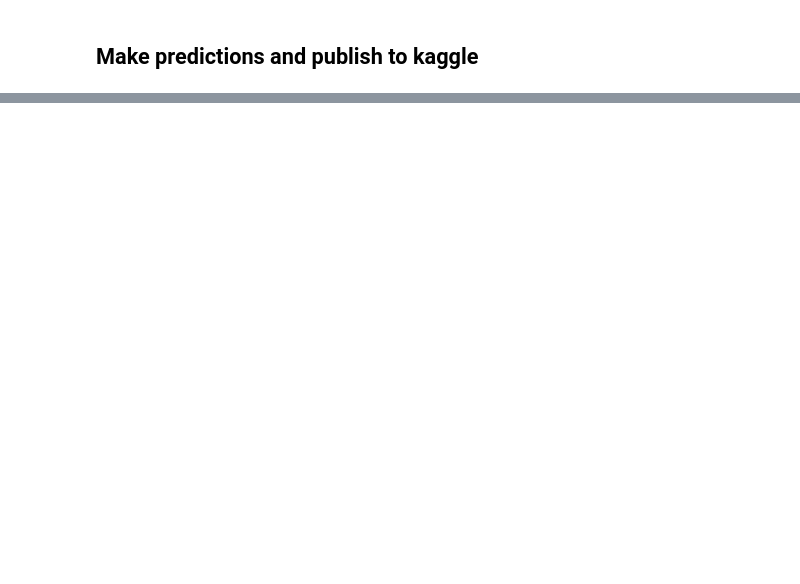
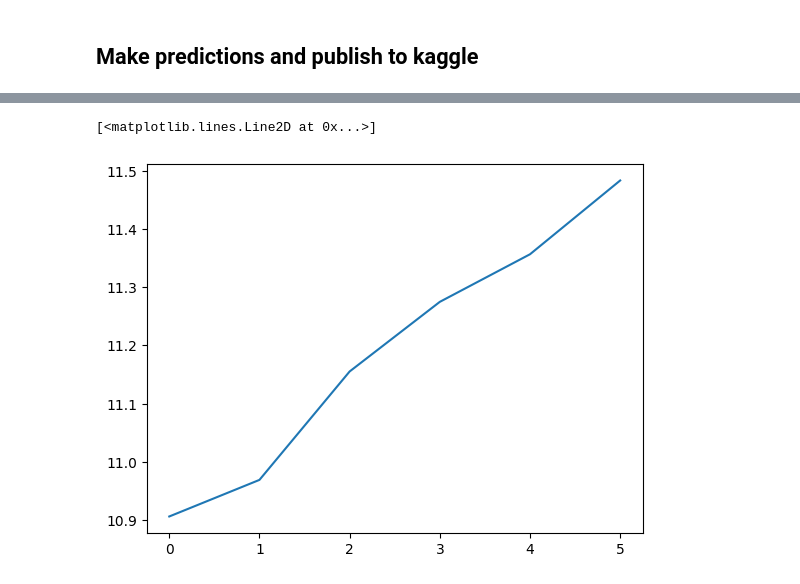
Before and after one commit to vjpaij/NLP-Insincere-Bag-Of-Words, a Jupyter notebook: bag_of_words.ipynb, the cells around one changed output, grey strips where cells are left out. Drawn from its saved outputs; the diff is of its cells as text; code cells hidden in the pictures; blank space fills up the shorter version.

Commit message:
Pytorch Model

```diff
--- a/bag_of_words.ipynb
+++ b/bag_of_words.ipynb
@@ -283,0 +754,5 @@ sub_df.to_csv('submission.csv', index=None)
+# %%
+history = []
+# %%
+history.append(evaluate(model=model_torch_new, dl=val_dl))
+history
@@ -283,0 +761,2 @@ sub_df.to_csv('submission.csv', index=None)
+# %%
+history += fit(5, 0.00001, model_torch_new, train_dl, val_dl)
@@ -283,0 +769,4 @@ sub_df.to_csv('submission.csv', index=None)
+# %%
+losses = [item[0] for item in history]
+accs = [item[1] for item in history]
+f1s = [item[2] for item in history]
@@ -283,0 +775,5 @@ sub_df.to_csv('submission.csv', index=None)
+# %%
+plt.plot(losses, label='Loss')
+# %% [output]
+[<matplotlib.lines.Line2D at 0x...>]
+[figure, added]
```
Also changed, not shown: parts of 84 cells of this notebook, 4 other files.
